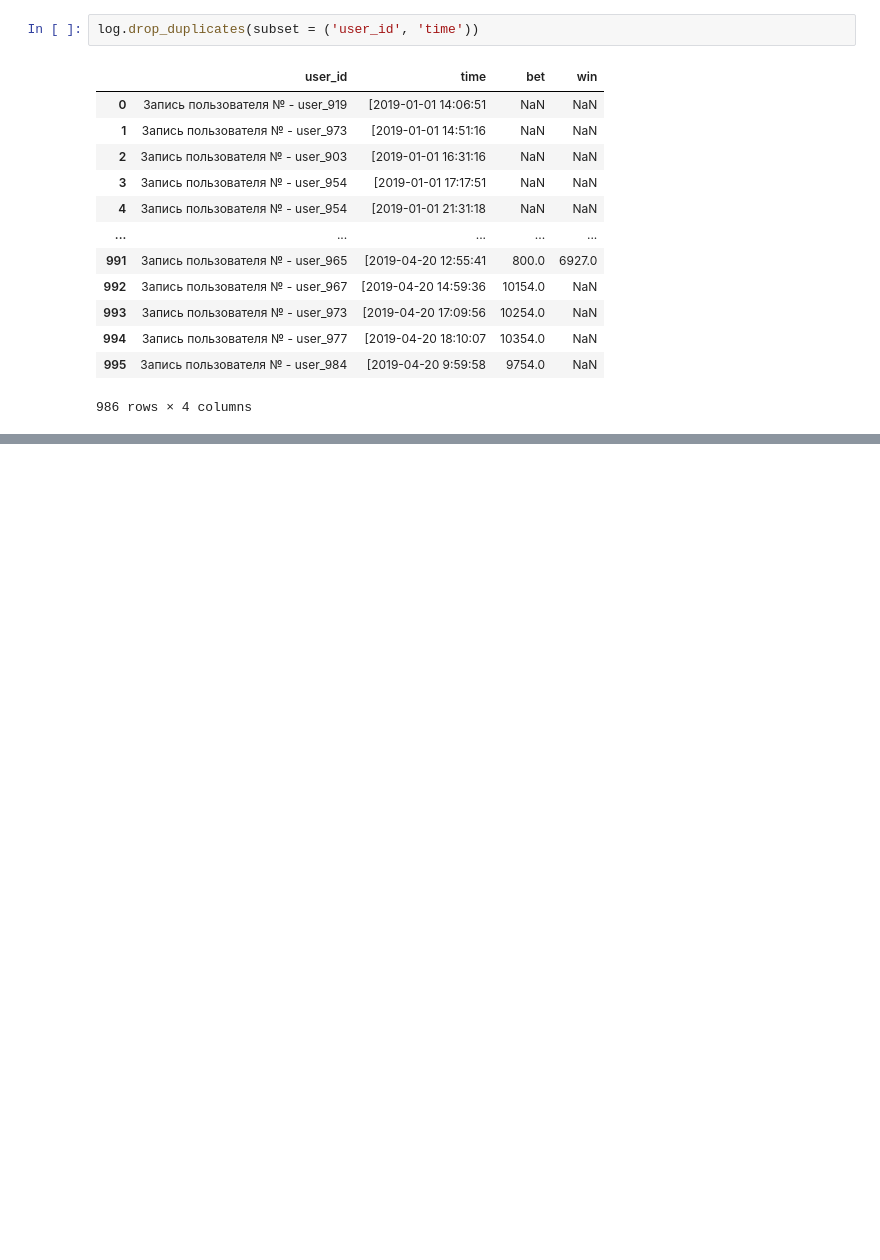
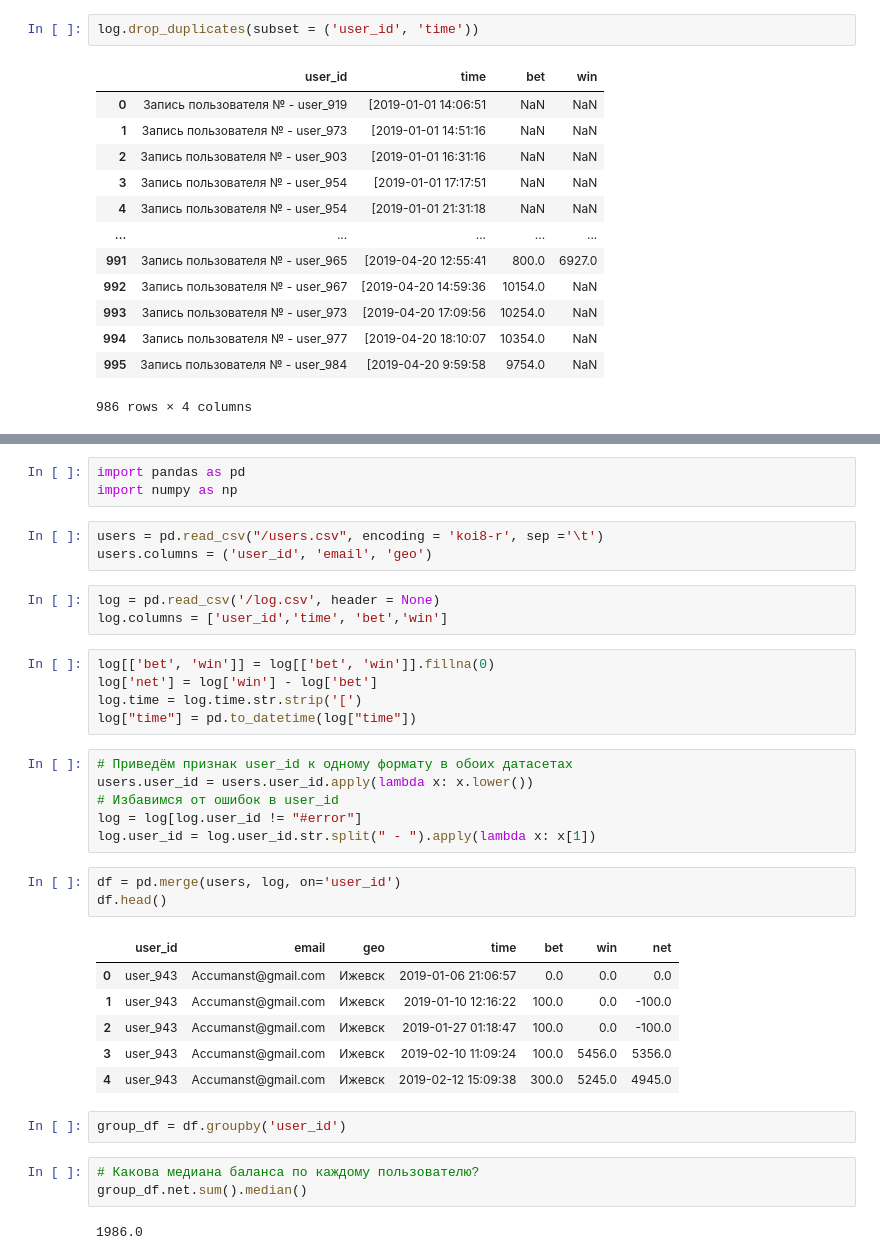
Before and after one commit to nason554/sf_data_science, a Jupyter notebook: 40_PYT_Feature_Engineering.ipynb, the cells around one changed output, grey strips where cells are left out. Drawn from its saved outputs; the diff is of its cells as text; blank space fills up the shorter version.

```diff
--- a/40_PYT_Feature_Engineering.ipynb
+++ b/40_PYT_Feature_Engineering.ipynb
@@ -209,0 +342,37 @@ Name: bet, dtype: int64
+# %%
+import pandas as pd
+import numpy as np
+# %%
+users = pd.read_csv("/users.csv", encoding = 'koi8-r', sep ='\t')
+users.columns = ('user_id', 'email', 'geo')
+# %%
+log = pd.read_csv('/log.csv', header = None)
+log.columns = ['user_id','time', 'bet','win']
+# %%
+log[['bet', 'win']] = log[['bet', 'win']].fillna(0)
+log['net'] = log['win'] - log['bet']
+log.time = log.time.str.strip('[')
+log["time"] = pd.to_datetime(log["time"])
+# %%
+# Приведём признак user_id к одному формату в обоих датасетах
+users.user_id = users.user_id.apply(lambda x: x.lower())
+# Избавимся от ошибок в user_id
+log = log[log.user_id != "#error"]
+log.user_id = log.user_id.str.split(" - ").apply(lambda x: x[1])
+# %%
+df = pd.merge(users, log, on='user_id')
+df.head()
+# %% [output]
+|  | user_id | email | geo | time | bet | win | net |
+| 0 | user_943 | Accumanst@gmail.com | Ижевск | 2019-01-06 21:06:57 | 0.0 | 0.0 | 0.0 |
+| 1 | user_943 | Accumanst@gmail.com | Ижевск | 2019-01-10 12:16:22 | 100.0 | 0.0 | -100.0 |
+| 2 | user_943 | Accumanst@gmail.com | Ижевск | 2019-01-27 01:18:47 | 100.0 | 0.0 | -100.0 |
+| 3 | user_943 | Accumanst@gmail.com | Ижевск | 2019-02-10 11:09:24 | 100.0 | 5456.0 | 5356.0 |
+| 4 | user_943 | Accumanst@gmail.com | Ижевск | 2019-02-12 15:09:38 | 300.0 | 5245.0 | 4945.0 |
+# %%
+group_df = df.groupby('user_id')
+# %%
+# Какова медиана баланса по каждому пользователю?
+group_df.net.sum().median()
+# %% [output]
+1986.0
```
Also changed, not shown: parts of 29 cells of this notebook.
